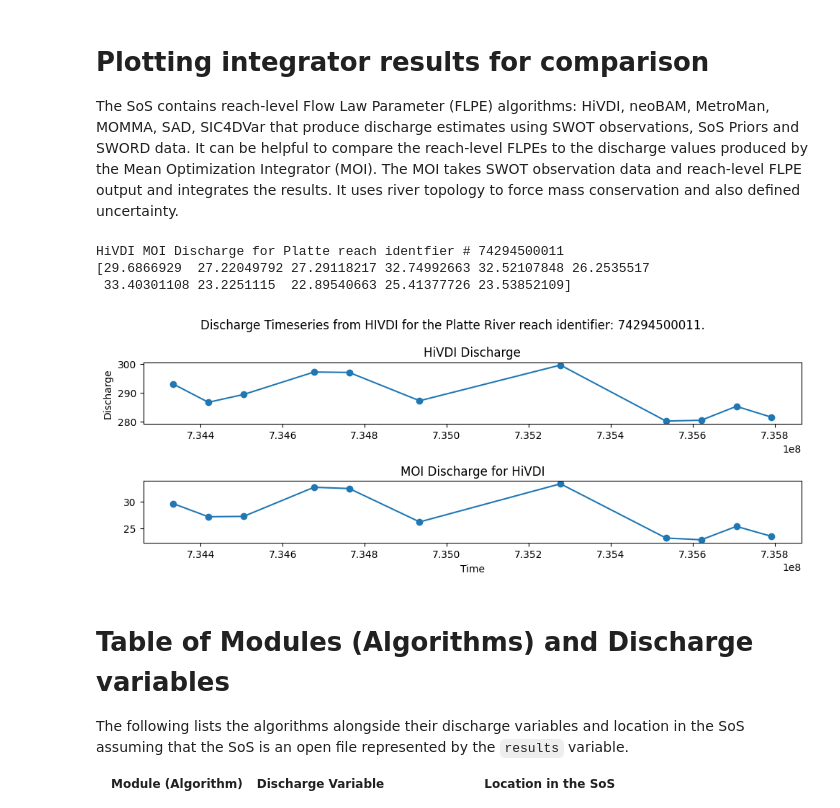
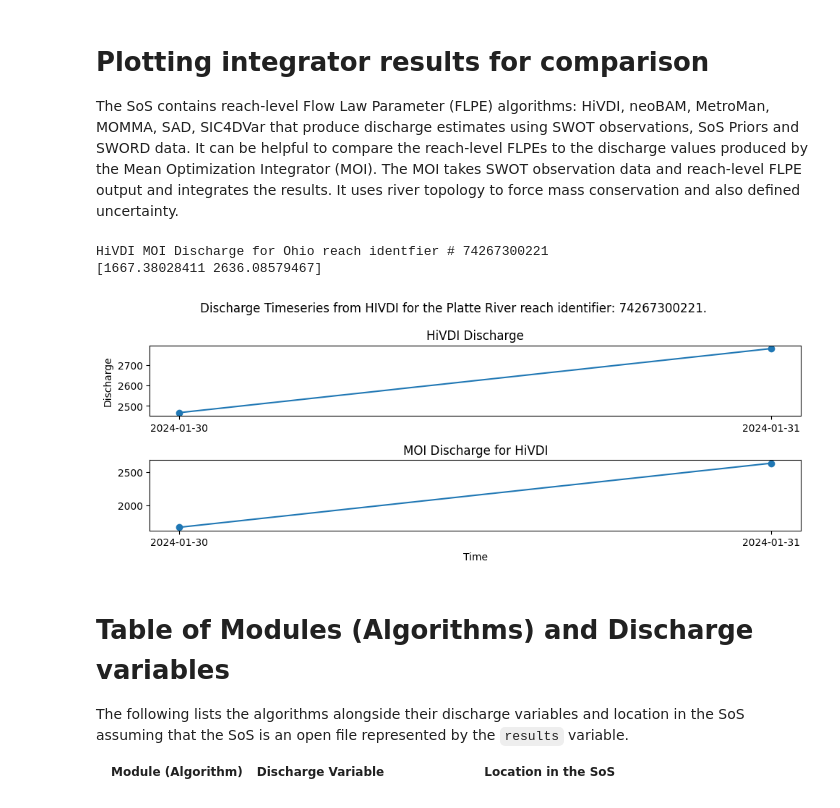
Before and after one commit to SWOT-Confluence/sos-notebooks, a Jupyter notebook: example_plot_SWOT_SoS_discharge.ipynb, the cells around one changed output. Cells and saved outputs as stored; diff of their text form; code cells hidden in the pictures.

Commit message:
Transform time from float to datetime string

```diff
--- a/example_plot_SWOT_SoS_discharge.ipynb
+++ b/example_plot_SWOT_SoS_discharge.ipynb
@@ -27,10 +28,10 @@ Results are organized into groups corresponding to modules in the SWOT-Confluenc
 Start by opening the results SoS NetCDF file and investigating the available groups:
 # %%
 # Open the priors file:
-priors = netCDF4.Dataset("/path/to/sos/priors/file.nc", format="NETCDF4")
+priors = netCDF4.Dataset("/path/to/sos/priors/file/na_sword_v16_SOS_priors.nc", format="NETCDF4")
 
 # Open the results file
-results = netCDF4.Dataset("/path/to/sos/results/file.nc", format="NETCDF4")
+results = netCDF4.Dataset("/path/to/sos/results/file/na_sword_v16_SOS_results.nc", format="NETCDF4")
 # %%
 # Display the priors groups
 print("Priors Groups:")
@@ -318,0 +311,11 @@ Time for Platte reach identfier # 74294500011
+# %%
+# Transform time to correct format
+swot_ts = datetime.datetime(2000,1,1,0,0,0)
+missing_time = results['reaches']['time'].missing_value
+ohio_time_str = []
+for t in time:
+    if t == missing_time:
+        ohio_time_str.append('NO_DATA')
+    else:
+        ohio_time_str.append((swot_ts + datetime.timedelta(seconds=t)).strftime('%Y-%m-%d'))
+ohio_time_str
@@ -319,12 +324,12 @@ Time for Platte reach identfier # 74294500011
 # %%
 # Filter any missing values out of reach identifier discharge and time
-platte_index = np.where(platte_q != missing)
+ohio_index = np.where(ohio_q != missing)
 
-platte_q_data = platte_q[platte_index]
-print(f"Discharge for Platte reach identfier # {reach_id}")
-print(platte_q_data)
+ohio_q_data = ohio_q[ohio_index]
+print(f"Discharge for Ohio reach identfier # {reach_id}")
+print(ohio_q_data)
 
-platte_time_data = time[platte_index]
-print(f"\nTime for Platte reach identfier # {reach_id}")
-print(platte_time_data)
+ohio_time_data = time[ohio_index]
+print(f"\nTime for Ohio reach identfier # {reach_id}")
+print(ohio_time_data)
 # %% [output]
@@ -363,40 +364,39 @@ The SoS contains reach-level Flow Law Parameter (FLPE) algorithms: HiVDI, neoBAM
 # %%
 # Locate MOI discharge results for HiVDI making sure to filter out missing values
 moi_hivdi_q = results["moi"]["hivdi"]["q"][data_index]
-moi_hivdi_q = moi_hivdi_q[platte_index]
+moi_hivdi_q = moi_hivdi_q[ohio_index]
 
-print(f"HiVDI MOI Discharge for Platte reach identfier # {reach_id}")
+print(f"HiVDI MOI Discharge for Ohio reach identfier # {reach_id}")
 print(moi_hivdi_q)
 # %% [output]
-HiVDI MOI Discharge for Platte reach identfier # 74294500011
-[29.6866929  27.22049792 27.29118217 32.74992663 32.52107848 26.2535517
- 33.40301108 23.2251115  22.89540663 25.41377726 23.53852109]
+HiVDI MOI Discharge for Ohio reach identfier # 74267300221
+[1667.38028411 2636.08579467]
 # %%
 # Plot HiVDI discharge alongside MOI discharge
 
 fig = plt.figure(figsize=(10,5))
 
 # HiVDI Q
 ax1 = plt.subplot(311)
-ax1.scatter(platte_time_data, platte_q_data)
-ax1.plot(platte_time_data, platte_q_data)
+ax1.scatter(ohio_time_str, ohio_q_data)
+ax1.plot(ohio_time_str, ohio_q_data)
 
 # MOI Q
 ax2 = plt.subplot(312)
-ax2.scatter(platte_time_data, moi_hivdi_q)
-ax2.plot(platte_time_data, moi_hivdi_q)
+ax2.scatter(ohio_time_str, moi_hivdi_q)
+ax2.plot(ohio_time_str, moi_hivdi_q)
 
 # Define labels and title
 ax1.set_ylabel('Discharge')
 ax2.set_xlabel('Time')
 
 ax1.set_title("HiVDI Discharge")
 ax2.set_title("MOI Discharge for HiVDI")
 
 plt.suptitle(f"Discharge Timeseries from HIVDI for the Platte River reach identifier: {reach_id}.")
 plt.tight_layout()
 # %% [output]
-[figure, old version]
+[figure, new version]
 # %% [markdown]
 # Table of Modules (Algorithms) and Discharge variables
 
```
Also changed, not shown: parts of 16 cells of this notebook.
